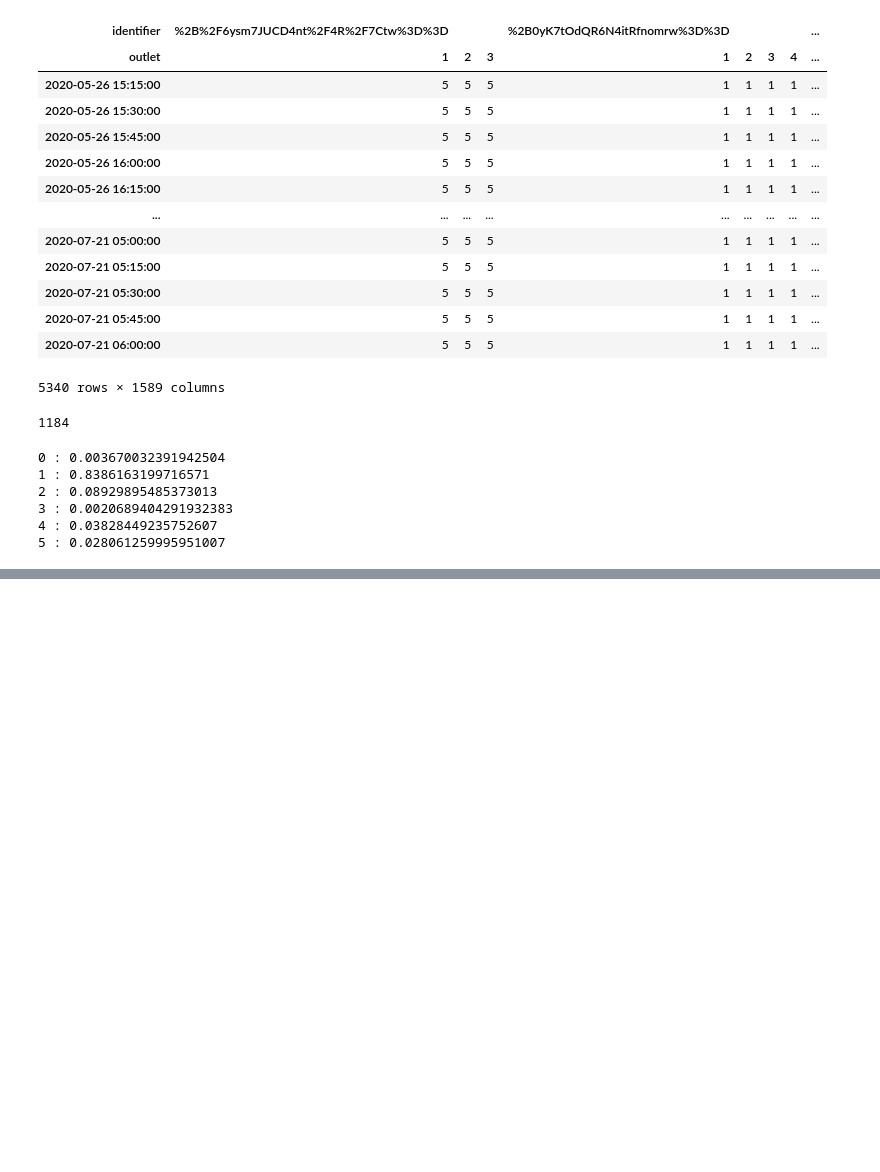
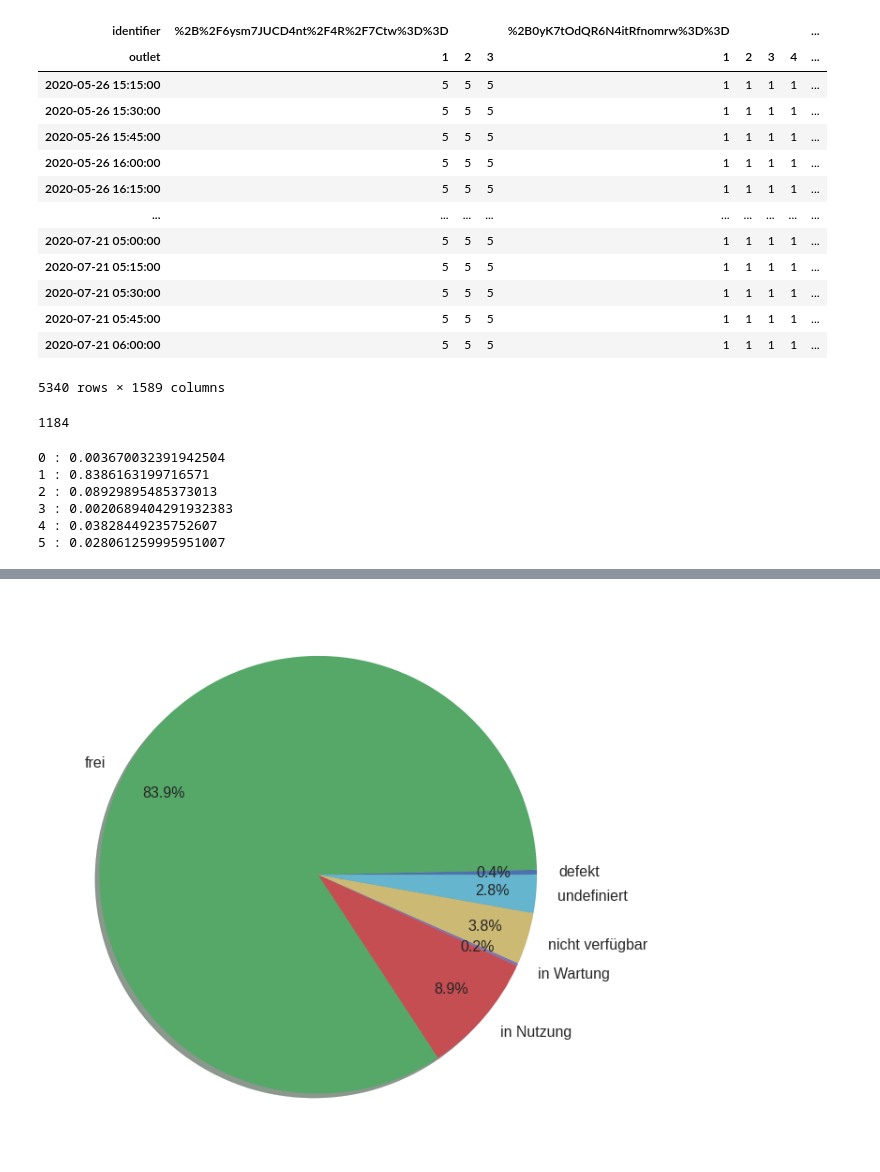
Before and after one commit to ashusao/Demand, a Jupyter notebook: tmp.ipynb, the cells around one changed output, grey strips where cells are left out. Drawn from its saved outputs; the diff is of its cells as text; code cells hidden in the pictures; blank space fills up the shorter version.

```diff
--- a/tmp.ipynb
+++ b/tmp.ipynb
@@ -131,3 +136,10 @@ print('5 :', str(c_5/float(tot)))
 3 : 0.0020689404291932383
 4 : 0.03828449235752607
 5 : 0.028061259995951007
+# %%
+label_count = np.zeros(6, dtype=int)
+# %%
+for idx in index:
+    data = new_df.iloc[:,idx].tolist()
+    for d in data:
+        label_count[d] +=1
@@ -133,0 +174,17 @@ print('5 :', str(c_5/float(tot)))
+# %%
+# Pie chart, where the slices will be ordered and plotted counter-clockwise:
+plt.style.use('seaborn')
+explode = (0, 0.0, 0.1, 0.1, 0.1, 0.1)  # only "explode" the 2nd slice (i.e. 'Hogs')
+
+fig1, ax = plt.subplots(figsize=(10,10))
+wedges, texts, autotexts = ax.pie(label_count,  labels=lbe_map.keys() ,autopct='%1.1f%%',
+                       shadow=True, pctdistance=0.8)
+
+plt.setp(autotexts, size=16)
+plt.setp(texts, size=16)
+
+#ax.axis('equal' )  # Equal aspect ratio ensures that pie is drawn as a circle.
+
+plt.show()
+# %% [output]
+[figure, added]
```
Also changed, not shown: parts of 4 cells of this notebook, 3 other files.
